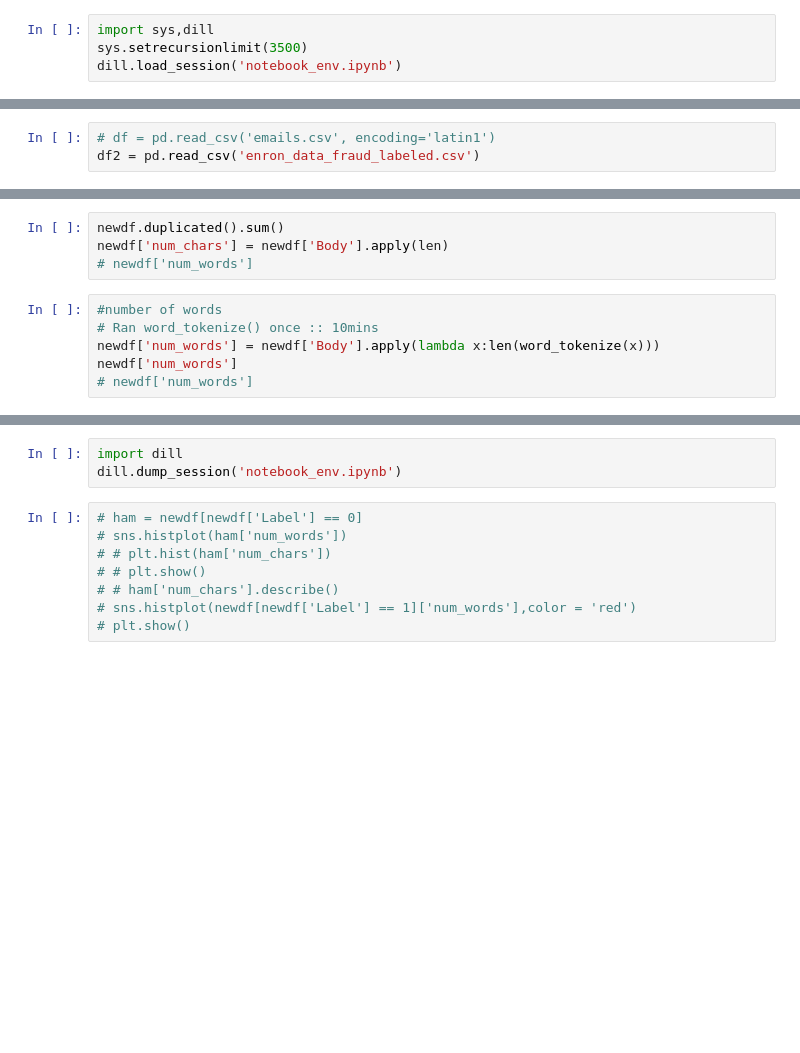
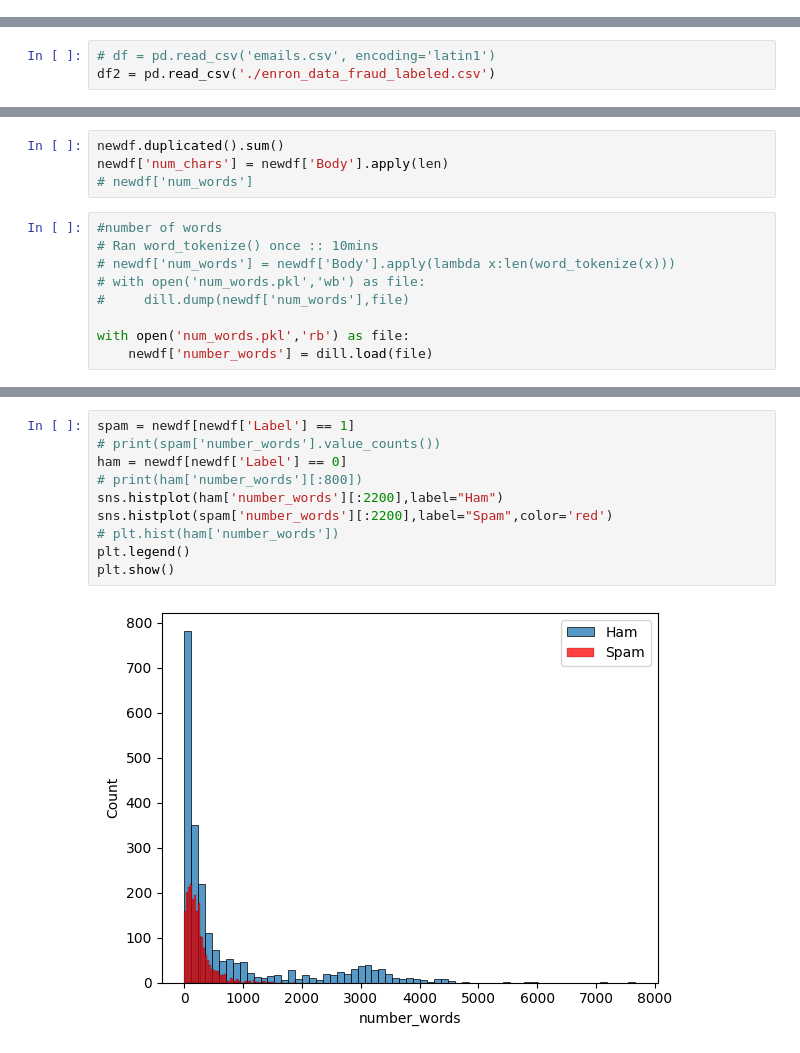
Before and after one commit to GSPune/ML-Lab-Work, a Jupyter notebook: Spam Detection/spamD.ipynb, the cells around one changed output, grey strips where cells are left out. Saved outputs shown, nothing was run; the diff lists cells and outputs as text; blank space fills up the shorter version.

```diff
--- a/Spam Detection/spamD.ipynb
+++ b/Spam Detection/spamD.ipynb
@@ -1,5 +1 @@
-# %%
-import sys,dill
-sys.setrecursionlimit(3500)
-dill.load_session('notebook_env.ipynb')
 # %%
@@ -27,6 +24,6 @@ from nltk.corpus import stopwords    # For stopwords
 from nltk.tokenize import word_tokenize,sent_tokenize
 # %%
 # df = pd.read_csv('emails.csv', encoding='latin1')
-df2 = pd.read_csv('enron_data_fraud_labeled.csv')
+df2 = pd.read_csv('./enron_data_fraud_labeled.csv')
 # %%
 df2.info()
@@ -53,6 +109,9 @@ newdf['num_chars'] = newdf['Body'].apply(len)
 # %%
 #number of words
 # Ran word_tokenize() once :: 10mins
-newdf['num_words'] = newdf['Body'].apply(lambda x:len(word_tokenize(x)))
-newdf['num_words']
-# newdf['num_words']
+# newdf['num_words'] = newdf['Body'].apply(lambda x:len(word_tokenize(x)))
+# with open('num_words.pkl','wb') as file:
+#     dill.dump(newdf['num_words'],file)
+
+with open('num_words.pkl','rb') as file:
+    newdf['number_words'] = dill.load(file)
@@ -72,11 +193,12 @@ plt.figure(figsize=(8,5))
-# %%
-import dill
-dill.dump_session('notebook_env.ipynb')
-# %%
-# ham = newdf[newdf['Label'] == 0]
-# sns.histplot(ham['num_words'])
-# # plt.hist(ham['num_chars'])
-# # plt.show()
-# # ham['num_chars'].describe()
-# sns.histplot(newdf[newdf['Label'] == 1]['num_words'],color = 'red')
-# plt.show()
+# %%
+spam = newdf[newdf['Label'] == 1]
+# print(spam['number_words'].value_counts())
+ham = newdf[newdf['Label'] == 0]
+# print(ham['number_words'][:800])
+sns.histplot(ham['number_words'][:2200],label="Ham")
+sns.histplot(spam['number_words'][:2200],label="Spam",color='red')
+# plt.hist(ham['number_words'])
+plt.legend()
+plt.show()
+# %% [output]
+[figure, added]
```
Also changed, not shown: parts of 17 cells of this notebook.
